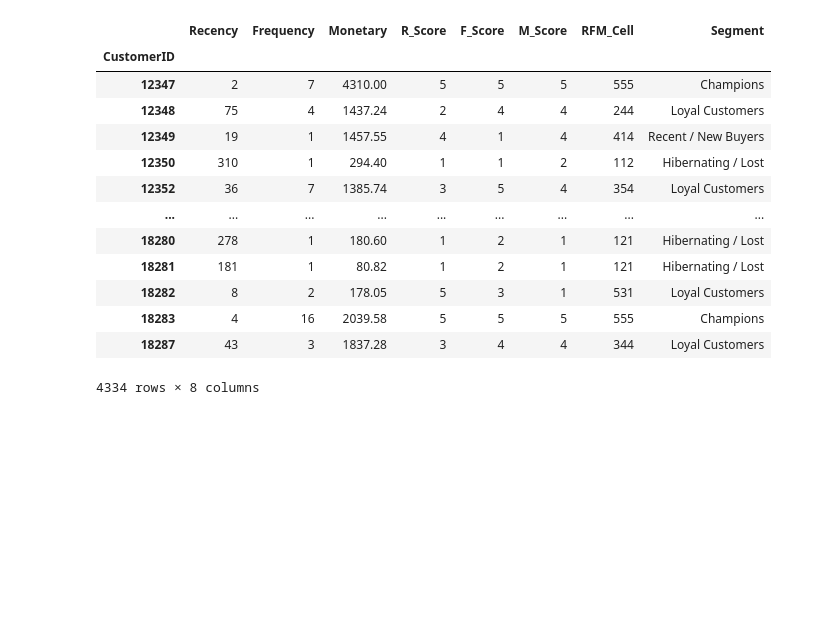
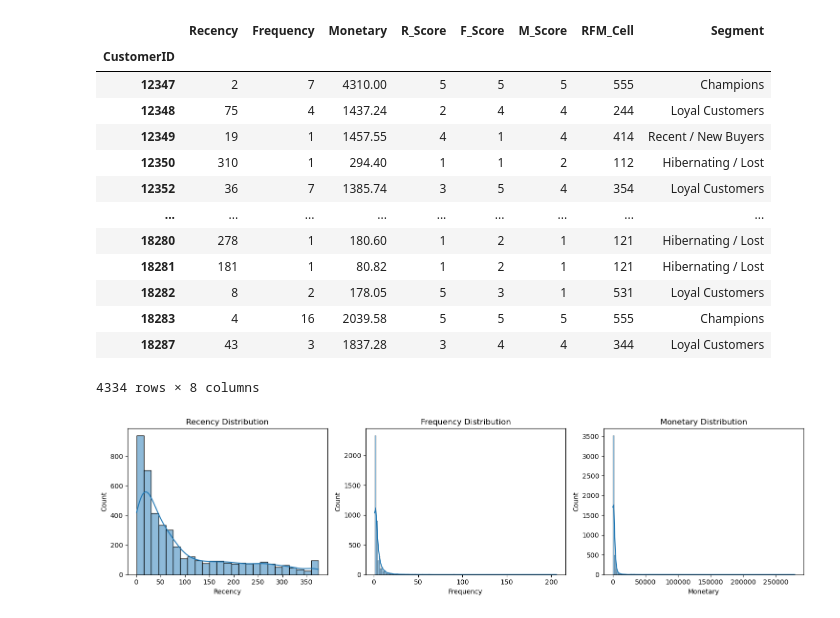
Before and after one commit to omar-saifi/RFM-Analysis, a Jupyter notebook: analyse.ipynb, the cells around one changed output. Drawn from its saved outputs; the diff is of its cells as text; code cells hidden in the pictures; blank space fills up the shorter version.

```diff
--- a/analyse.ipynb
+++ b/analyse.ipynb
@@ -643,3 +643,19 @@ rfm
 | 18283 | 4 | 16 | 2039.58 | 5 | 5 | 5 | 555 | Champions |
 | 18287 | 43 | 3 | 1837.28 | 3 | 4 | 4 | 344 | Loyal Customers |
 4334 rows × 8 columns
+# %%
+import matplotlib.pyplot as plt
+import seaborn as sns
+
+# Set up the plotting area
+fig, ax = plt.subplots(1, 3, figsize=(15, 4))
+
+# Plot histograms for Recency, Frequency, and Monetary
+sns.histplot(rfm['Recency'], kde=True, ax=ax[0]).set_title('Recency Distribution')
+sns.histplot(rfm['Frequency'], kde=True, ax=ax[1]).set_title('Frequency Distribution')
+sns.histplot(rfm['Monetary'], kde=True, ax=ax[2]).set_title('Monetary Distribution')
+
+plt.tight_layout()
+plt.show()
+# %% [output]
+[figure, added]
```
Also changed, not shown: parts of 5 cells of this notebook.
